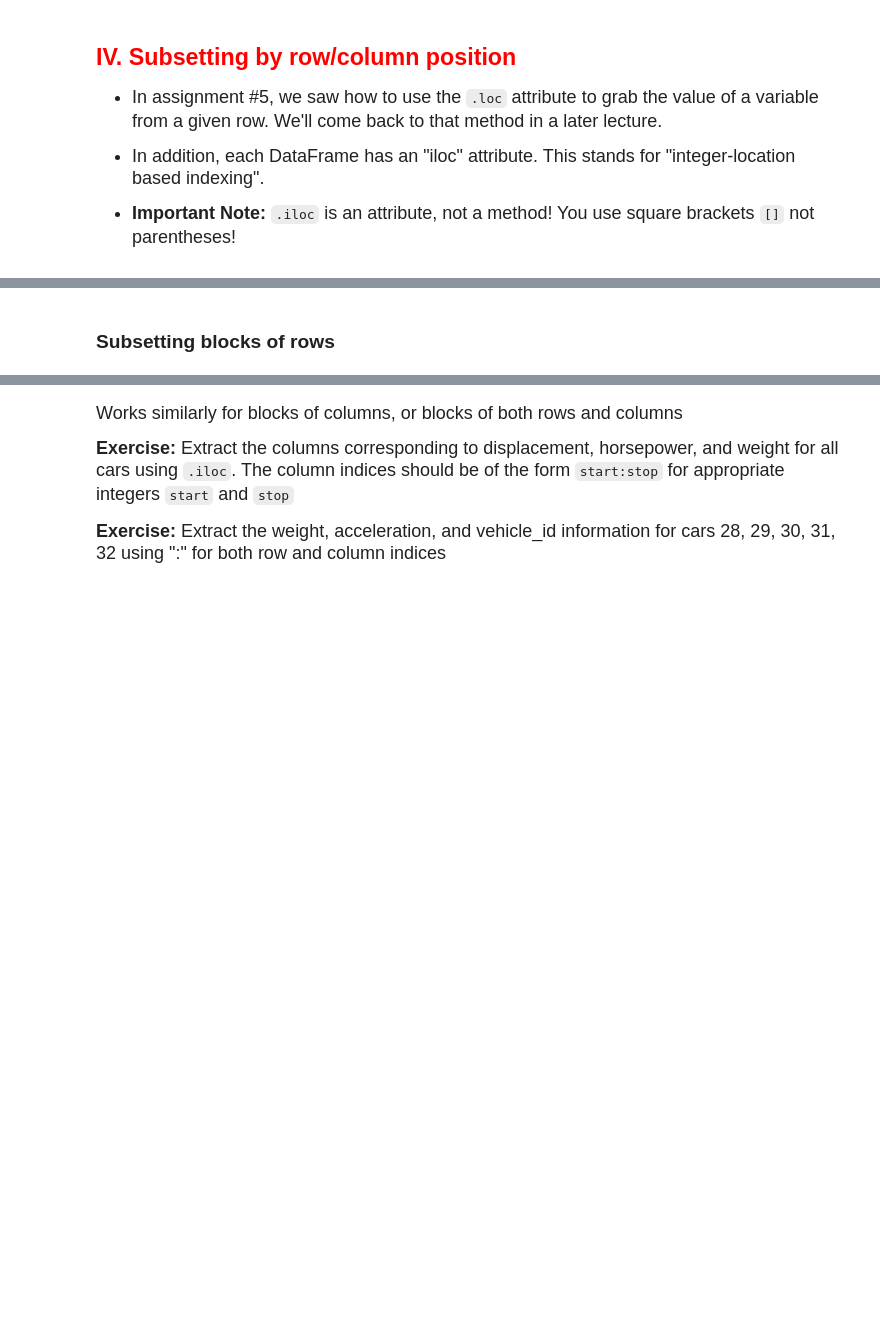
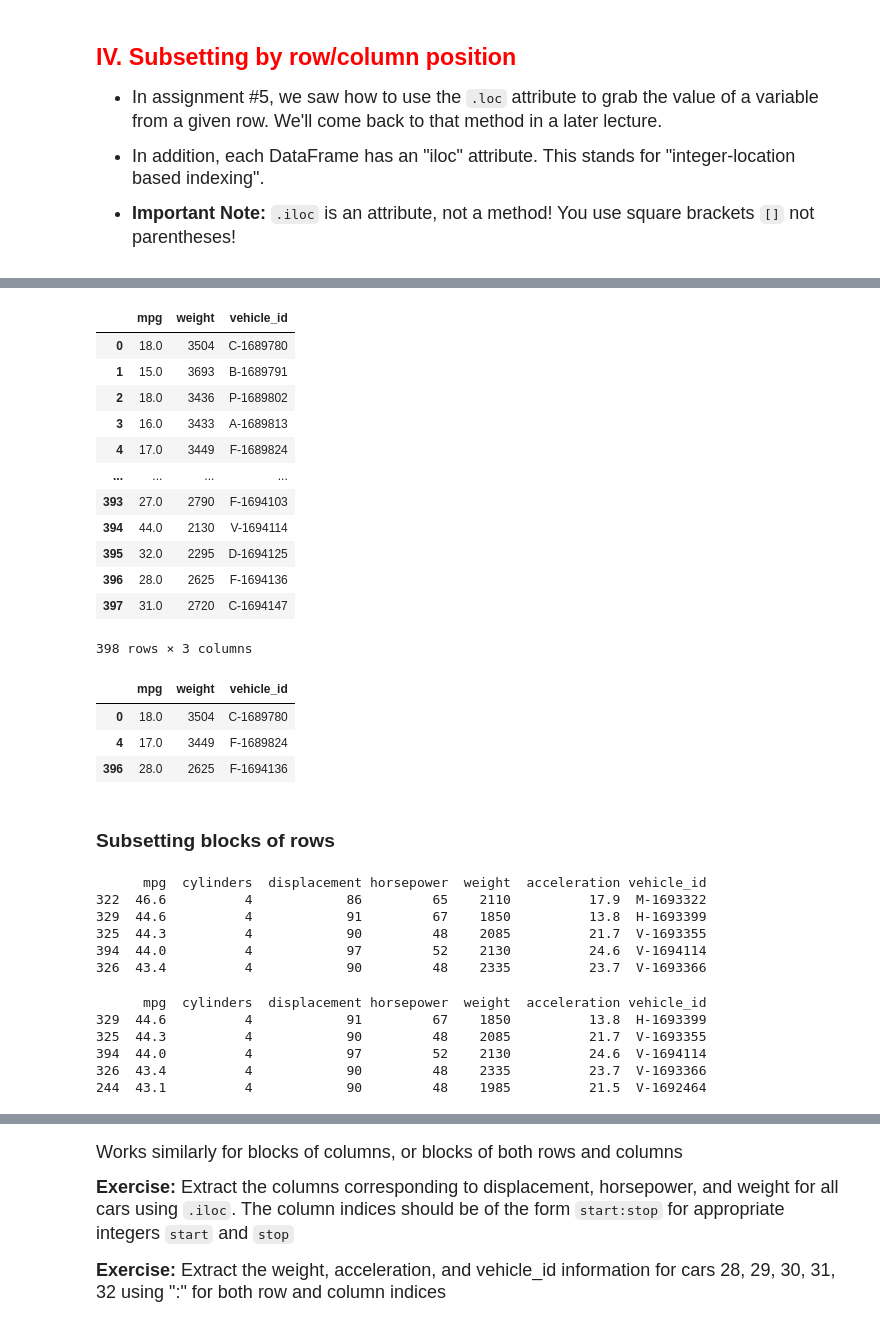
Before and after one commit to inisokoya/datasci151fall2026, a Jupyter notebook: lecture_08_pandas/Lecture08 copy.ipynb, the cells around one changed output, grey strips where cells are left out. Drawn from its saved outputs; the diff is of its cells as text; code cells hidden in the pictures; blank space fills up the shorter version.

```diff
--- a/lecture_08_pandas/Lecture08 copy.ipynb
+++ b/lecture_08_pandas/Lecture08 copy.ipynb
@@ -448,24 +598,50 @@ print(subfeatures)
 # %%
 # Grab mpg, weight, vehicle_id for ALL cars (columns 0, 4, 6)
 
 sub_cols = [0, 4, 6]
 subfeatures = carfeatures.iloc[ : , sub_cols]
-print(subfeatures)
+display(subfeatures)
+# %% [output]
+|  | mpg | weight | vehicle_id |
+| 0 | 18.0 | 3504 | C-1689780 |
+| 1 | 15.0 | 3693 | B-1689791 |
+| 2 | 18.0 | 3436 | P-1689802 |
+| 3 | 16.0 | 3433 | A-1689813 |
+| 4 | 17.0 | 3449 | F-1689824 |
+| ... | ... | ... | ... |
+| 393 | 27.0 | 2790 | F-1694103 |
+| 394 | 44.0 | 2130 | V-1694114 |
+| 395 | 32.0 | 2295 | D-1694125 |
+| 396 | 28.0 | 2625 | F-1694136 |
+| 397 | 31.0 | 2720 | C-1694147 |
+398 rows × 3 columns
 # %%
 # Grab mpg, weight, vehicle_id for cars 0, 4, 396
 # So we need rows 0, 4, 396
 # and columns 0, 4, 6
 
 subdata = carfeatures.iloc[ [0, 4, 396], [0, 4, 6] ]
-print(subdata)
+display(subdata)
+# %% [output]
+|  | mpg | weight | vehicle_id |
+| 0 | 18.0 | 3504 | C-1689780 |
+| 4 | 17.0 | 3449 | F-1689824 |
+| 396 | 28.0 | 2625 | F-1694136 |
 # %% [markdown]
 ### Subsetting blocks of rows
 # %%
 # let's grab all features for the first 5 cars
 # (rows 0, 1, 2, 3, 4)
 
-first_5_cars = carfeatures.iloc[ :5, :]
+first_5_cars = carsorted.iloc[ :5, :] #:5 first 5
 print(first_5_cars)
+# %% [output]
+      mpg  cylinders  displacement horsepower  weight  acceleration vehicle_id
+322  46.6          4            86         65    2110          17.9  M-1693322
+329  44.6          4            91         67    1850          13.8  H-1693399
+325  44.3          4            90         48    2085          21.7  V-1693355
+394  44.0          4            97         52    2130          24.6  V-1694114
+326  43.4          4            90         48    2335          23.7  V-1693366
 # %%
 # let's grab all features for the first 5 cars
 # (rows 0, 1, 2, 3, 4)
@@ -479,12 +655,19 @@ print(first_5_cars)
 # (change 0:5 --> 1:6)
 # Then we will grab rows (1,2,3,4,5)
 
-cars_1_thru_5 = carfeatures.iloc[ 1:6, :]
+cars_1_thru_5 = carsorted.iloc[ 1:6, :] #does not grab the last numbered row 6
 
 # we start with row 1
 # the first row we *exclude* is row 6
 
 print(cars_1_thru_5)
+# %% [output]
+      mpg  cylinders  displacement horsepower  weight  acceleration vehicle_id
+329  44.6          4            91         67    1850          13.8  H-1693399
+325  44.3          4            90         48    2085          21.7  V-1693355
+394  44.0          4            97         52    2130          24.6  V-1694114
+326  43.4          4            90         48    2335          23.7  V-1693366
+244  43.1          4            90         48    1985          21.5  V-1692464
 # %%
 # grab rows 211-219 (so 220 is the first one we exclude)
 carfeatures.iloc[ 211:220 , :]
```
Also changed, not shown: parts of 28 cells of this notebook.
